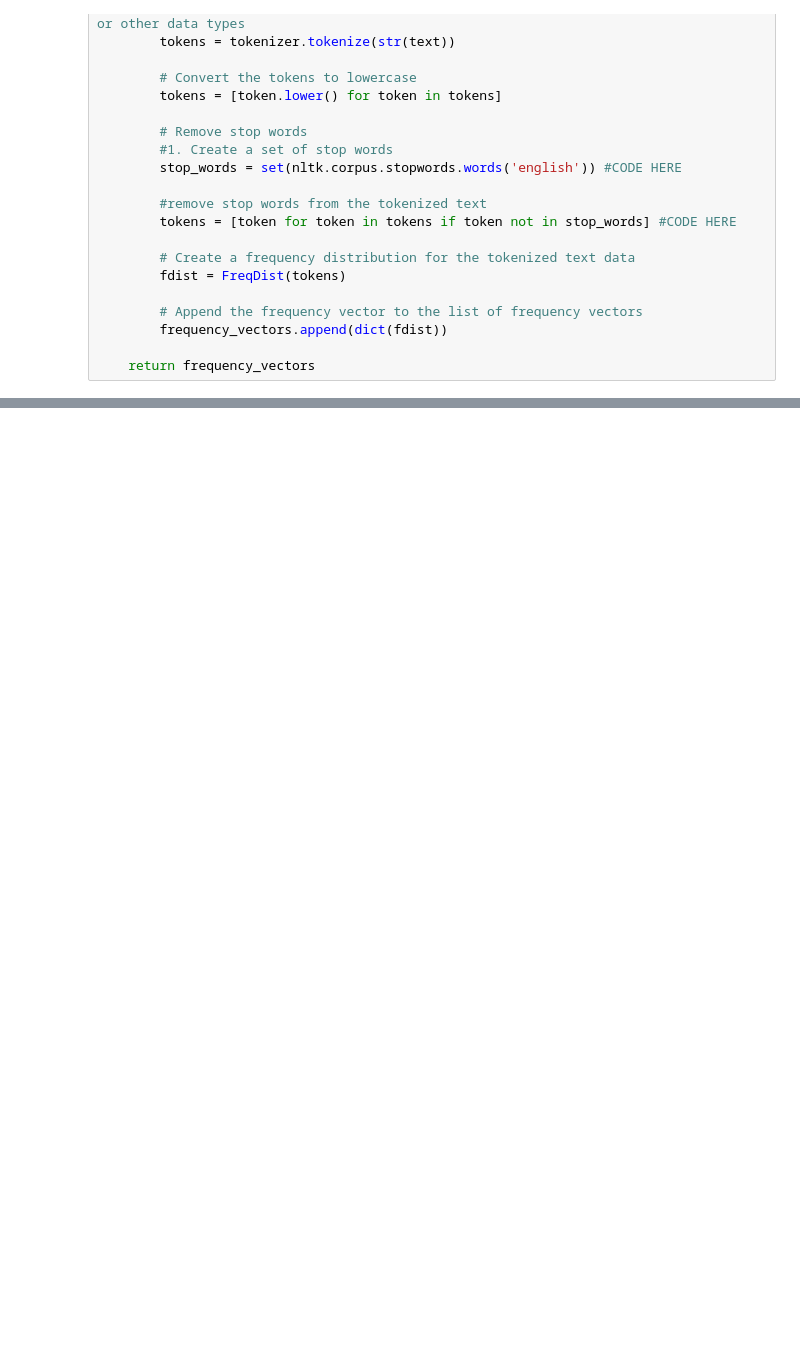
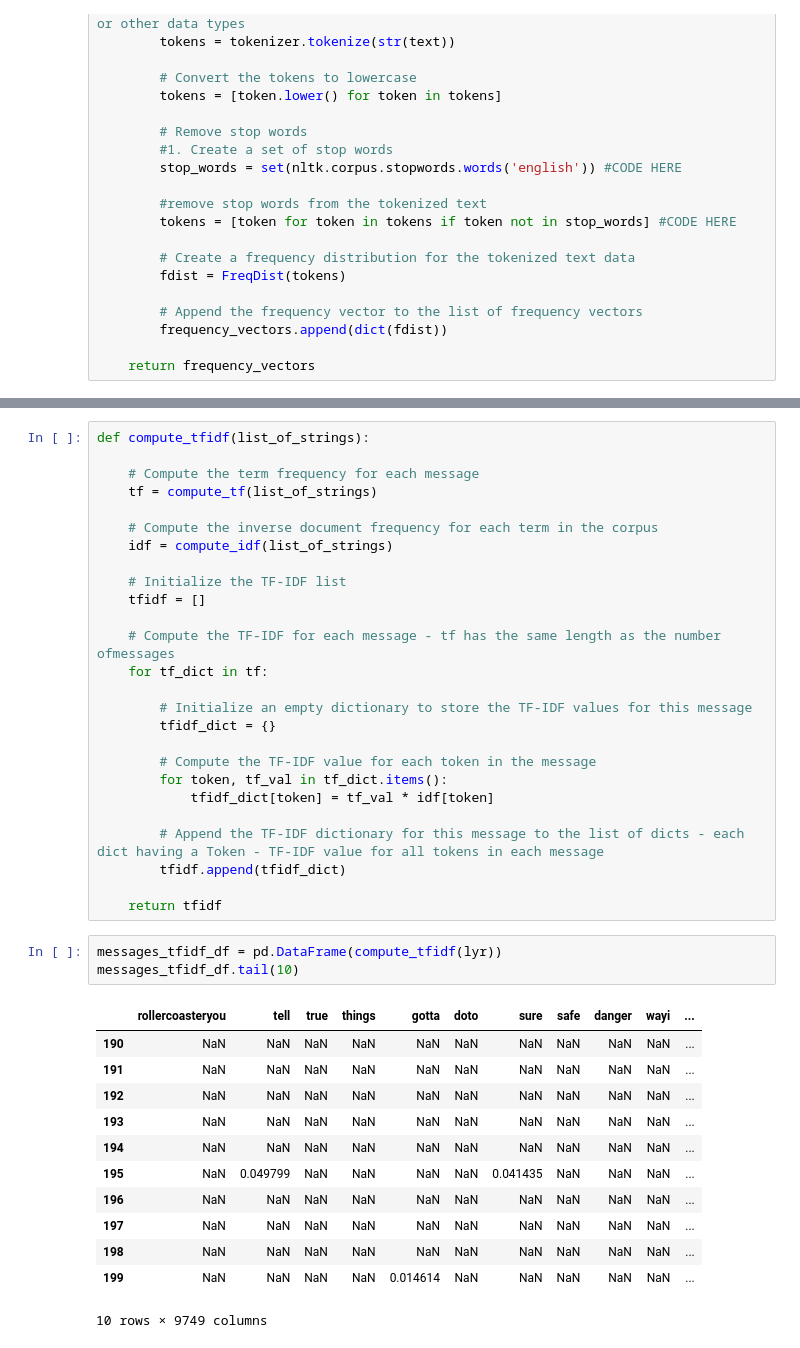
Before and after one commit to ARCadete21/Text-Mining-Project, a Jupyter notebook: vectorization_feature_extr.ipynb, the cells around one changed output, grey strips where cells are left out. Cells and saved outputs as stored; diff of their text form; blank space fills up the shorter version.

```diff
--- a/vectorization_feature_extr.ipynb
+++ b/vectorization_feature_extr.ipynb
@@ -150,0 +309,42 @@ MemoryError: Unable to allocate 1.99 TiB for an array with shape (134967, 202842
+# %%
+def compute_tfidf(list_of_strings):
+
+    # Compute the term frequency for each message
+    tf = compute_tf(list_of_strings)
+
+    # Compute the inverse document frequency for each term in the corpus
+    idf = compute_idf(list_of_strings)
+
+    # Initialize the TF-IDF list
+    tfidf = []
+
+    # Compute the TF-IDF for each message - tf has the same length as the number ofmessages
+    for tf_dict in tf:
+
+        # Initialize an empty dictionary to store the TF-IDF values for this message
+        tfidf_dict = {}
+
+        # Compute the TF-IDF value for each token in the message
+        for token, tf_val in tf_dict.items():
+            tfidf_dict[token] = tf_val * idf[token]
+
+        # Append the TF-IDF dictionary for this message to the list of dicts - each dict having a Token - TF-IDF value for all tokens in each message
+        tfidf.append(tfidf_dict)
+
+    return tfidf
+# %%
+messages_tfidf_df = pd.DataFrame(compute_tfidf(lyr))
+messages_tfidf_df.tail(10)
+# %% [output]
+|  | rollercoasteryou | tell | true | things | gotta | doto | sure | safe | danger | wayi | ... |
+| 190 | NaN | NaN | NaN | NaN | NaN | NaN | NaN | NaN | NaN | NaN | ... |
+| 191 | NaN | NaN | NaN | NaN | NaN | NaN | NaN | NaN | NaN | NaN | ... |
+| 192 | NaN | NaN | NaN | NaN | NaN | NaN | NaN | NaN | NaN | NaN | ... |
+| 193 | NaN | NaN | NaN | NaN | NaN | NaN | NaN | NaN | NaN | NaN | ... |
+| 194 | NaN | NaN | NaN | NaN | NaN | NaN | NaN | NaN | NaN | NaN | ... |
+| 195 | NaN | 0.049799 | NaN | NaN | NaN | NaN | 0.041435 | NaN | NaN | NaN | ... |
+| 196 | NaN | NaN | NaN | NaN | NaN | NaN | NaN | NaN | NaN | NaN | ... |
+| 197 | NaN | NaN | NaN | NaN | NaN | NaN | NaN | NaN | NaN | NaN | ... |
+| 198 | NaN | NaN | NaN | NaN | NaN | NaN | NaN | NaN | NaN | NaN | ... |
+| 199 | NaN | NaN | NaN | NaN | 0.014614 | NaN | NaN | NaN | NaN | NaN | ... |
+10 rows × 9749 columns
```
Also changed, not shown: parts of 24 cells of this notebook.
